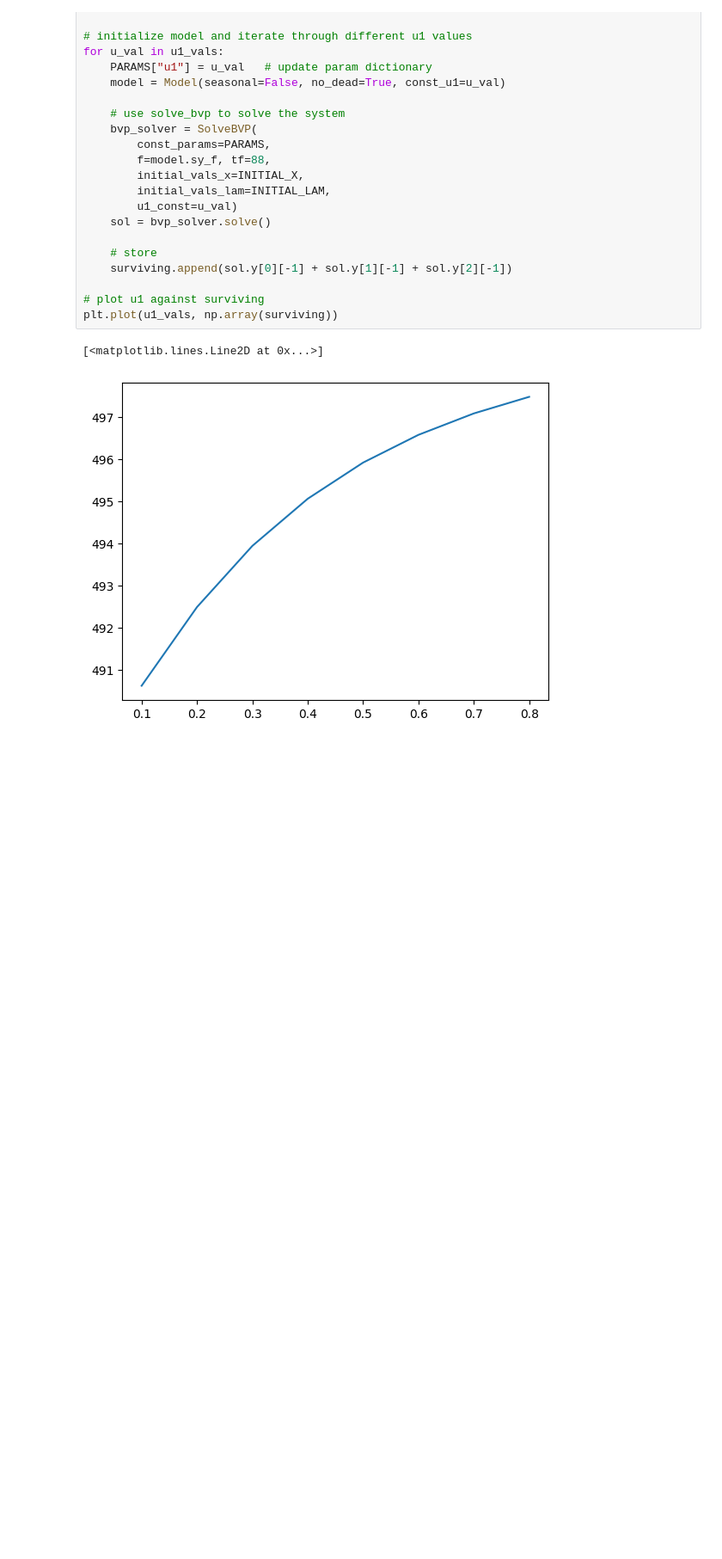
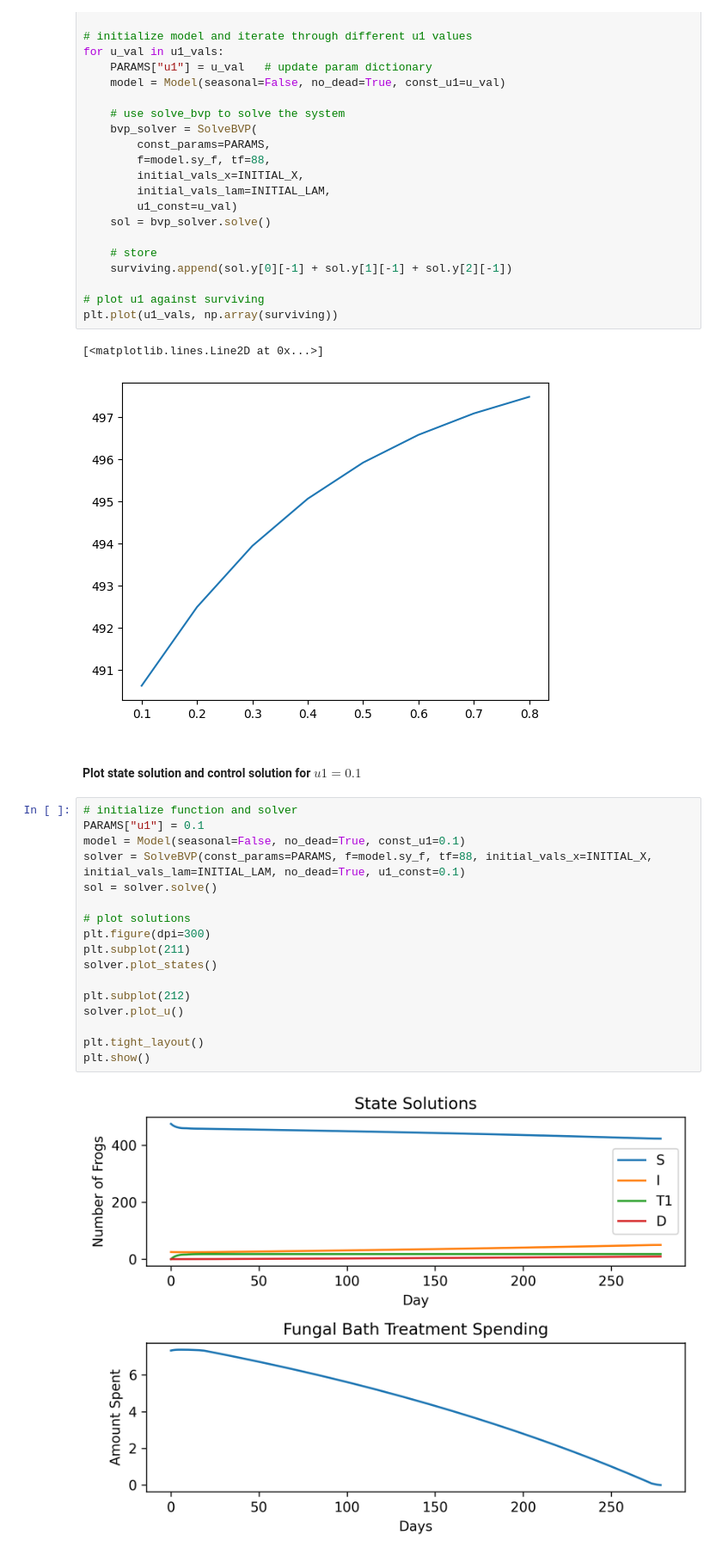
Before and after one commit to ACME-Vol4-Project1/save-axolotls-control, a Jupyter notebook: solve_bvp_control.ipynb, the cells around one changed output. Shown at 86% size. Saved outputs shown, nothing was run; the diff lists cells and outputs as text; blank space fills up the shorter version.

Commit message:
plots for state solution and fungal treatment

```diff
--- a/solve_bvp_control.ipynb
+++ b/solve_bvp_control.ipynb
@@ -43,3 +43,24 @@ plt.plot(u1_vals, np.array(surviving))
 # %% [output]
 [<matplotlib.lines.Line2D at 0x...>]
 [figure]
+# %% [markdown]
+#### Plot state solution and control solution for $u1 = 0.1$
+# %%
+# initialize function and solver
+PARAMS["u1"] = 0.1
+model = Model(seasonal=False, no_dead=True, const_u1=0.1)
+solver = SolveBVP(const_params=PARAMS, f=model.sy_f, tf=88, initial_vals_x=INITIAL_X, initial_vals_lam=INITIAL_LAM, no_dead=True, u1_const=0.1)
+sol = solver.solve()
+
+# plot solutions
+plt.figure(dpi=300)
+plt.subplot(211)
+solver.plot_states()
+
+plt.subplot(212)
+solver.plot_u()
+
+plt.tight_layout()
+plt.show()
+# %% [output]
+[figure, added]
```
